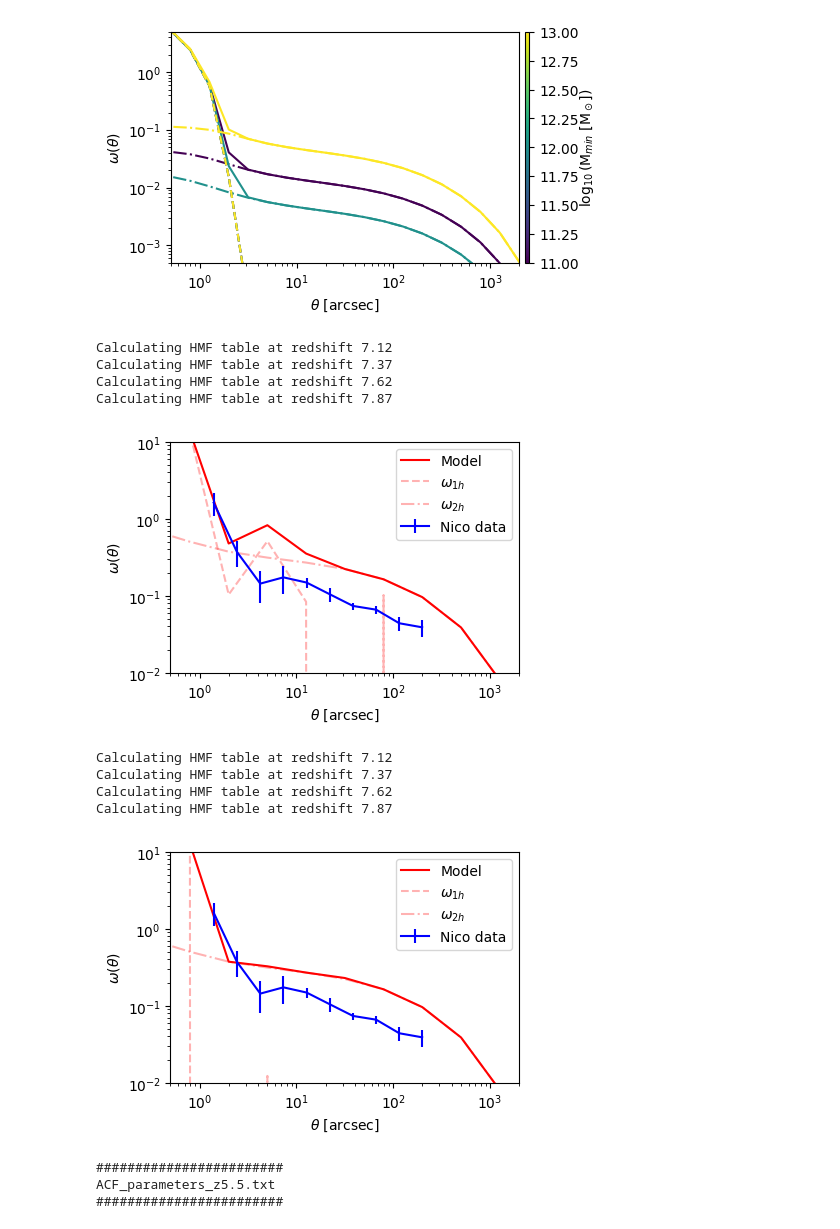
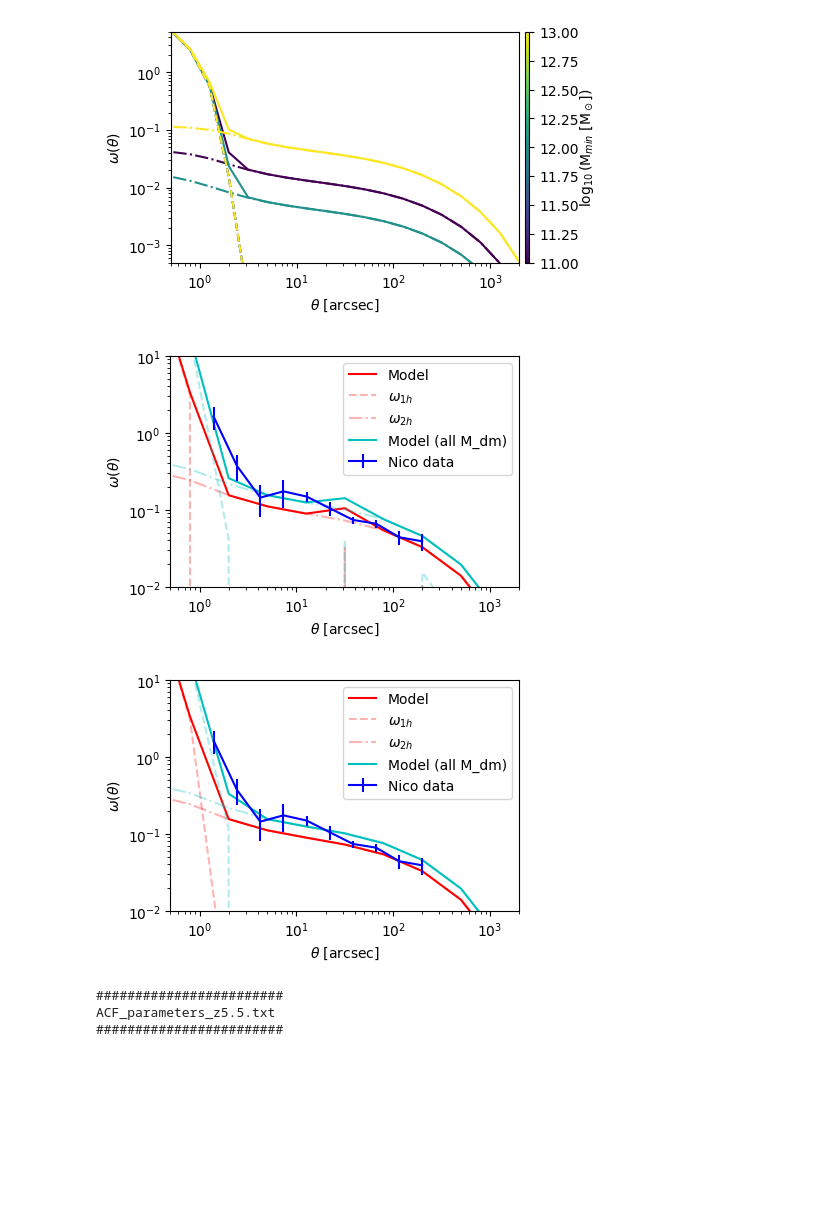
Before and after one commit to Ferr013/HOD, a Jupyter notebook: test_note.ipynb, the cells around one changed output. Cells and saved outputs as stored; diff of their text form; code cells hidden in the pictures; blank space fills up the shorter version.

Commit message:
Implemented Mass bounds in omega integral

```diff
--- a/test_note.ipynb
+++ b/test_note.ipynb
@@ -672,77 +662,78 @@ plt.show()
 [figure]
 # %%
 M_sat, M_min, sigma_logM, alpha = 10**12, 10**11.2, 0.2, 1.0
+HIGH_RES = 0
 
-zz = np.array([5.    , 5.2475, 5.495 , 5.7425, 5.99  ])+2
+zz = np.array([5.    , 5.2475, 5.495 , 5.7425, 5.99  ])
 z_array = (zz[:-1] + zz[1:]) / 2
 N = np.array([448, 451, 641, 535])
 w_obs = np.array([1.62159772, 0.37306552, 0.14413575, 0.17384627, 0.14877287, 0.10469127, 0.07389844, 0.06610705, 0.04405596, 0.03900939])
 w_err = np.array([0.52663385, 0.13507835, 0.06413887, 0.06794559, 0.0229982 , 0.02041773, 0.00789723, 0.00806796, 0.00878693, 0.00962475])
 
-bin_centre = np.array([  1.3977544 ,   2.42791058,   4.23306435,   7.33872431, 12.74758672,
-                         22.14320549,  38.43186415,  66.63374299,115.39951339, 198.93851897])
+bin_centre = np.array([1.3977544 ,   2.42791058,   4.23306435,   7.33872431, 12.74758672,
+                        22.14320549,  38.43186415,  66.63374299,115.39951339, 198.93851897])
 # plt.errorbar(bin_centre,w_obs, w_err, c='b')
 
 N_norm = N / (np.sum(N) * np.diff(zz)[0])
 t_Nico = bin_centre/206265
 
 th_arr = np.logspace(-0.5, 3.5, 11)/206265
-o1_N, o2_N = HOD.omega(th_arr, M_min, sigma_logM, M_sat, alpha, N_norm, z_array, REWRITE_TBLS=0, LOW_RES=1)
+o1_N, o2_N = HOD.omega(th_arr, M_min, sigma_logM, M_sat, alpha, N_norm, z_array,
+                       REWRITE_TBLS=0, LOW_RES=(not HIGH_RES), VERBOSE = 0, mag_min = -22.3, mag_max = -15.5)
 
 SHOW_HALO_TERMS = 1
 _oN = np.copy(o1_N)
 _oN[_oN<0] = 0
 _oN[th_arr>=35/206265] = 0
 fig, ax = plt.subplots(1, 1, figsize=(4.5, 3), sharex=False, sharey=False)
 ax.plot(th_arr*206265, _oN+o2_N, c = 'r', ls = '-', label='Model')
 if SHOW_HALO_TERMS:
     ax.plot(th_arr*206265, o1_N    , c = 'r', ls = '--', alpha = 0.3, label=r'$\omega_{1h}$')
     ax.plot(th_arr*206265, o2_N    , c = 'r', ls = '-.', alpha = 0.3, label=r'$\omega_{2h}$')
+
+##########################################################################################
+o1_N, o2_N = HOD.omega(th_arr, M_min, sigma_logM, M_sat, alpha, N_norm, z_array,
+                       REWRITE_TBLS=0, LOW_RES=(not HIGH_RES), VERBOSE = 0)
+SHOW_HALO_TERMS = 1
+_oN = np.copy(o1_N)
+_oN[_oN<0] = 0
+_oN[th_arr>=35/206265] = 0
+ax.plot(th_arr*206265, _oN+o2_N, c = 'c', ls = '-', label='Model (all M_dm)')
+if SHOW_HALO_TERMS:
+    ax.plot(th_arr*206265, o1_N    , c = 'c', ls = '--', alpha = 0.3)
+    ax.plot(th_arr*206265, o2_N    , c = 'c', ls = '-.', alpha = 0.3)
+##########################################################################################
 ax.errorbar(bin_centre,w_obs, w_err, c='b', label='Nico data')
 ax.set_xscale('log')
 ax.set_yscale('log')
 ax.set_xlim((0.5,2e3))
 ax.set_ylim((1e-2, 1e1))
 ax.set_xlabel(r'$\theta$ [arcsec]')
 ax.set_ylabel(r'$\omega$($\theta$)')
-
-# new_tick_locations = np.array([1,10,100,1000])/60
-# ax2 = ax.twiny()
-# def tick_function(theta, z_mean):
-#     R = theta * cosmo.kpc_proper_per_arcmin(z_mean).value
-#     return ["%.2f" % r for r in R]
-# ax2.set_xlim(ax.get_xlim())
-# ax2.set_xticks(new_tick_locations)
-# ax2.set_xticklabels(tick_function(new_tick_locations, np.mean(zz)))
-# ax2.set_xlabel(r"R [kpc]")
-# ax2.set_xscale('log')
-
 plt.legend()
 plt.show()
 # %% [output]
-Calculating HMF table at redshift 7.12
-Calculating HMF table at redshift 7.37
-Calculating HMF table at redshift 7.62
-Calculating HMF table at redshift 7.87
-[figure, old version]
+[figure, new version]
 # %%
 M_sat, M_min, sigma_logM, alpha = 10**12, 10**11.2, 0.2, 1.0
+HIGH_RES = 1
 
-zz = np.array([5.    , 5.2475, 5.495 , 5.7425, 5.99  ])+2
+zz = np.array([5.    , 5.2475, 5.495 , 5.7425, 5.99  ])
 z_array = (zz[:-1] + zz[1:]) / 2
 N = np.array([448, 451, 641, 535])
 w_obs = np.array([1.62159772, 0.37306552, 0.14413575, 0.17384627, 0.14877287, 0.10469127, 0.07389844, 0.06610705, 0.04405596, 0.03900939])
 w_err = np.array([0.52663385, 0.13507835, 0.06413887, 0.06794559, 0.0229982 , 0.02041773, 0.00789723, 0.00806796, 0.00878693, 0.00962475])
 
-bin_centre = np.array([  1.3977544 ,   2.42791058,   4.23306435,   7.33872431, 12.74758672,
-                         22.14320549,  38.43186415,  66.63374299,115.39951339, 198.93851897])
+bin_centre = np.array([1.3977544 ,   2.42791058,   4.23306435,   7.33872431, 12.74758672,
+                        22.14320549,  38.43186415,  66.63374299,115.39951339, 198.93851897])
 # plt.errorbar(bin_centre,w_obs, w_err, c='b')
 
 N_norm = N / (np.sum(N) * np.diff(zz)[0])
 t_Nico = bin_centre/206265
 
 th_arr = np.logspace(-0.5, 3.5, 11)/206265
-o1_N, o2_N = HOD.omega(th_arr, M_min, sigma_logM, M_sat, alpha, N_norm, z_array, REWRITE_TBLS=0, LOW_RES=0)
+o1_N, o2_N = HOD.omega(th_arr, M_min, sigma_logM, M_sat, alpha, N_norm, z_array,
+                       REWRITE_TBLS=0, LOW_RES=(not HIGH_RES), VERBOSE = 0, mag_min = -22.3, mag_max = -15.5)
 
 SHOW_HALO_TERMS = 1
 _oN = np.copy(o1_N)
@@ -753,6 +744,19 @@ ax.plot(th_arr*206265, _oN+o2_N, c = 'r', ls = '-', label='Model')
 if SHOW_HALO_TERMS:
     ax.plot(th_arr*206265, o1_N    , c = 'r', ls = '--', alpha = 0.3, label=r'$\omega_{1h}$')
     ax.plot(th_arr*206265, o2_N    , c = 'r', ls = '-.', alpha = 0.3, label=r'$\omega_{2h}$')
+
+##########################################################################################
+o1_N, o2_N = HOD.omega(th_arr, M_min, sigma_logM, M_sat, alpha, N_norm, z_array,
+                       REWRITE_TBLS=0, LOW_RES=(not HIGH_RES), VERBOSE = 0)
+SHOW_HALO_TERMS = 1
+_oN = np.copy(o1_N)
+_oN[_oN<0] = 0
+_oN[th_arr>=35/206265] = 0
+ax.plot(th_arr*206265, _oN+o2_N, c = 'c', ls = '-', label='Model (all M_dm)')
+if SHOW_HALO_TERMS:
+    ax.plot(th_arr*206265, o1_N    , c = 'c', ls = '--', alpha = 0.3)
+    ax.plot(th_arr*206265, o2_N    , c = 'c', ls = '-.', alpha = 0.3)
+##########################################################################################
 ax.errorbar(bin_centre,w_obs, w_err, c='b', label='Nico data')
 ax.set_xscale('log')
 ax.set_yscale('log')
@@ -763,11 +767,7 @@ ax.set_ylabel(r'$\omega$($\theta$)')
 plt.legend()
 plt.show()
 # %% [output]
-Calculating HMF table at redshift 7.12
-Calculating HMF table at redshift 7.37
-Calculating HMF table at redshift 7.62
-Calculating HMF table at redshift 7.87
-[figure, old version]
+[figure, new version]
 # %%
 M_sat, M_min, sigma_logM, alpha = 10**11.5, 10**10.5, 0.2, 1.0
 
```
Also changed, not shown: parts of 2 cells of this notebook, 2 other files.
